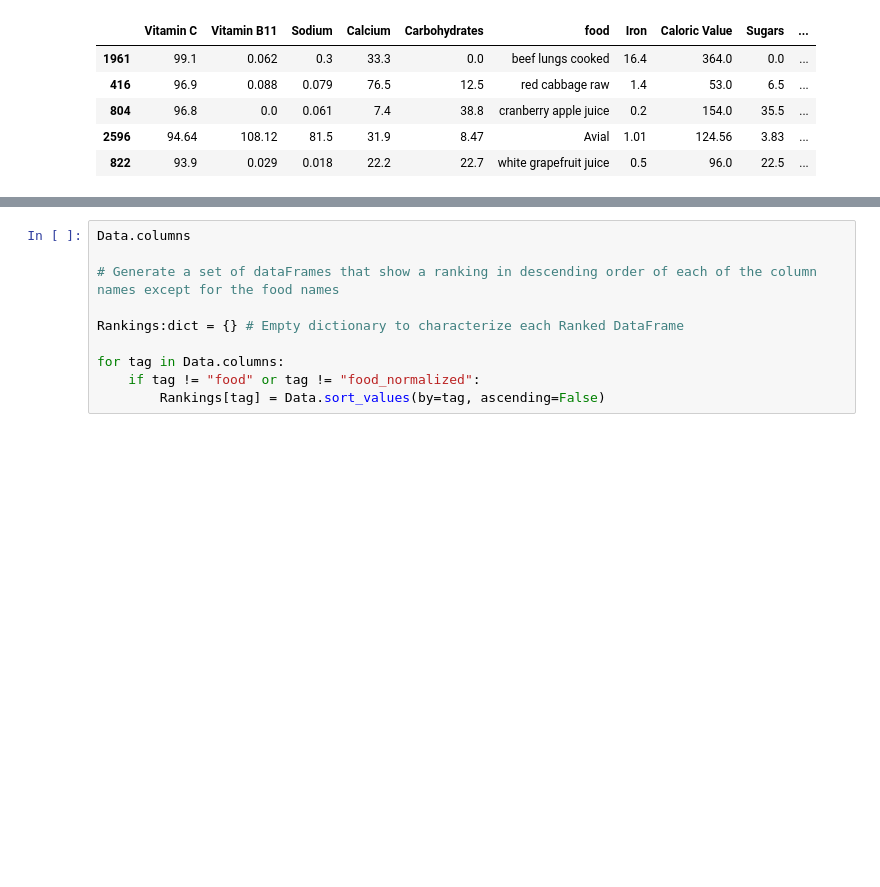
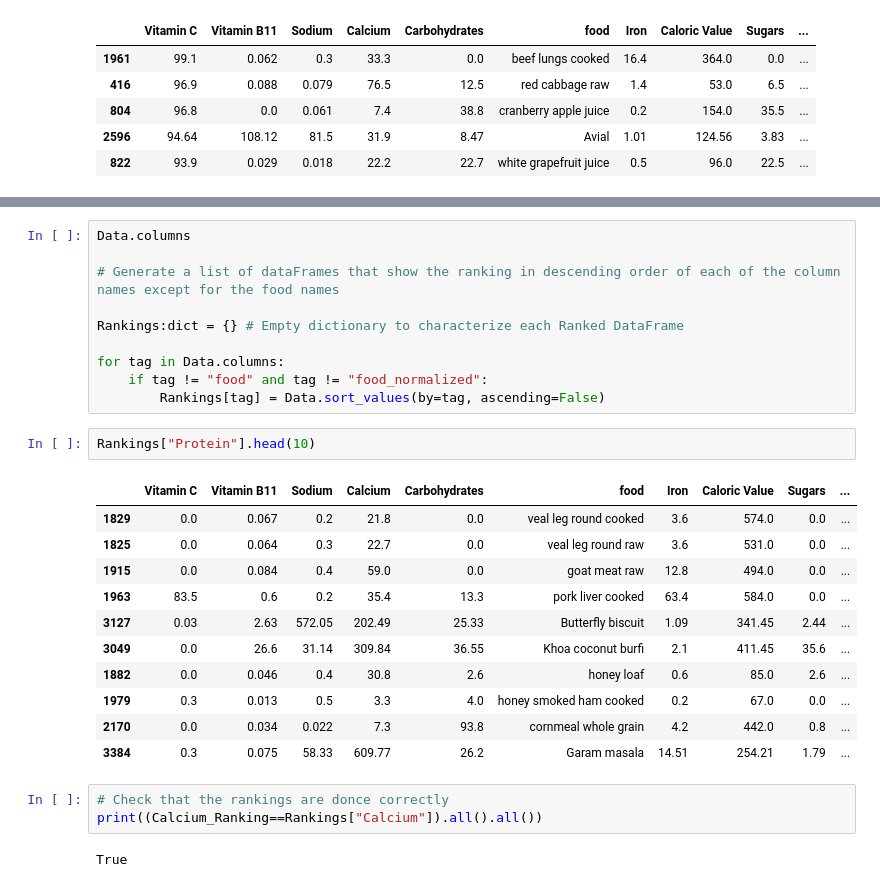
Before and after one commit to MikelLima/Kaggle_Nutritional_FoodRawData, a Jupyter notebook: MyAnalisys.ipynb, the cells around one changed output, grey strips where cells are left out. Cells and saved outputs as stored; diff of their text form; blank space fills up the shorter version.

Commit message:
The list of RANKINGS/DataFrames has been verified

```diff
--- a/MyAnalisys.ipynb
+++ b/MyAnalisys.ipynb
@@ -94,10 +94,29 @@ Calcium_Ranking.head()
 # %%
 Data.columns
 
-# Generate a set of dataFrames that show a ranking in descending order of each of the column names except for the food names
+# Generate a list of dataFrames that show the ranking in descending order of each of the column names except for the food names
 
 Rankings:dict = {} # Empty dictionary to characterize each Ranked DataFrame
 
 for tag in Data.columns:
-    if tag != "food" or tag != "food_normalized":
+    if tag != "food" and tag != "food_normalized":
         Rankings[tag] = Data.sort_values(by=tag, ascending=False)
+# %%
+Rankings["Protein"].head(10)
+# %% [output]
+|  | Vitamin C | Vitamin B11 | Sodium | Calcium | Carbohydrates | food | Iron | Caloric Value | Sugars | ... |
+| 1829 | 0.0 | 0.067 | 0.2 | 21.8 | 0.0 | veal leg round cooked | 3.6 | 574.0 | 0.0 | ... |
+| 1825 | 0.0 | 0.064 | 0.3 | 22.7 | 0.0 | veal leg round raw | 3.6 | 531.0 | 0.0 | ... |
+| 1915 | 0.0 | 0.084 | 0.4 | 59.0 | 0.0 | goat meat raw | 12.8 | 494.0 | 0.0 | ... |
+| 1963 | 83.5 | 0.6 | 0.2 | 35.4 | 13.3 | pork liver cooked | 63.4 | 584.0 | 0.0 | ... |
+| 3127 | 0.03 | 2.63 | 572.05 | 202.49 | 25.33 | Butterfly biscuit | 1.09 | 341.45 | 2.44 | ... |
+| 3049 | 0.0 | 26.6 | 31.14 | 309.84 | 36.55 | Khoa coconut burfi | 2.1 | 411.45 | 35.6 | ... |
+| 1882 | 0.0 | 0.046 | 0.4 | 30.8 | 2.6 | honey loaf | 0.6 | 85.0 | 2.6 | ... |
+| 1979 | 0.3 | 0.013 | 0.5 | 3.3 | 4.0 | honey smoked ham cooked | 0.2 | 67.0 | 0.0 | ... |
+| 2170 | 0.0 | 0.034 | 0.022 | 7.3 | 93.8 | cornmeal whole grain | 4.2 | 442.0 | 0.8 | ... |
+| 3384 | 0.3 | 0.075 | 58.33 | 609.77 | 26.2 | Garam masala | 14.51 | 254.21 | 1.79 | ... |
+# %%
+# Check that the rankings are donce correctly
+print((Calcium_Ranking==Rankings["Calcium"]).all().all())
+# %% [output]
+True
```
